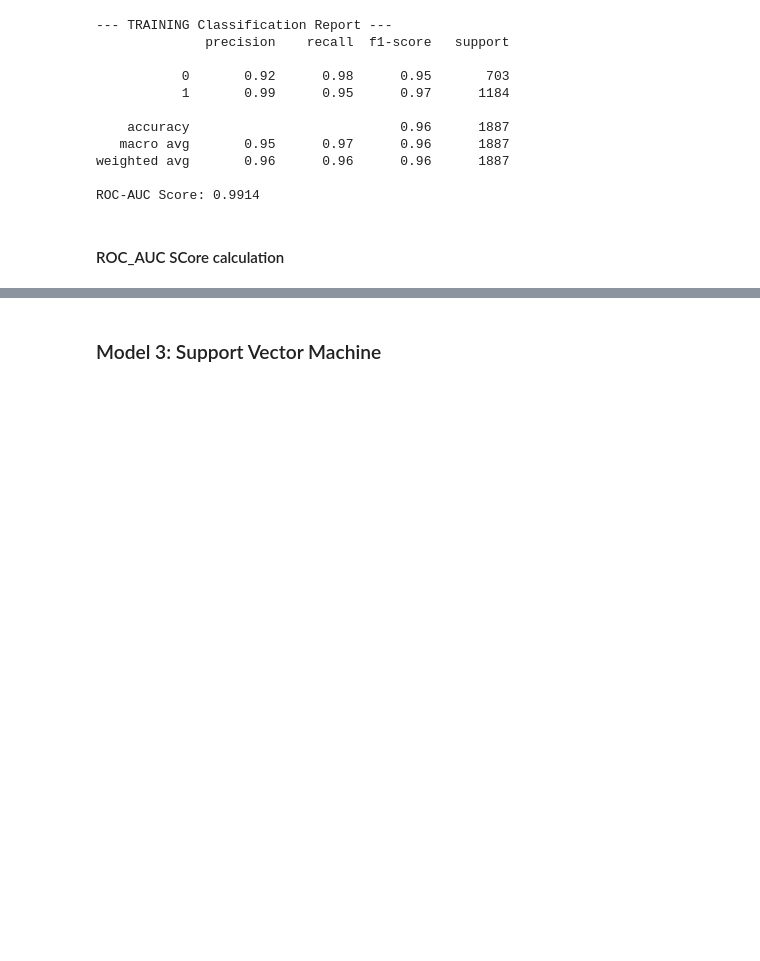
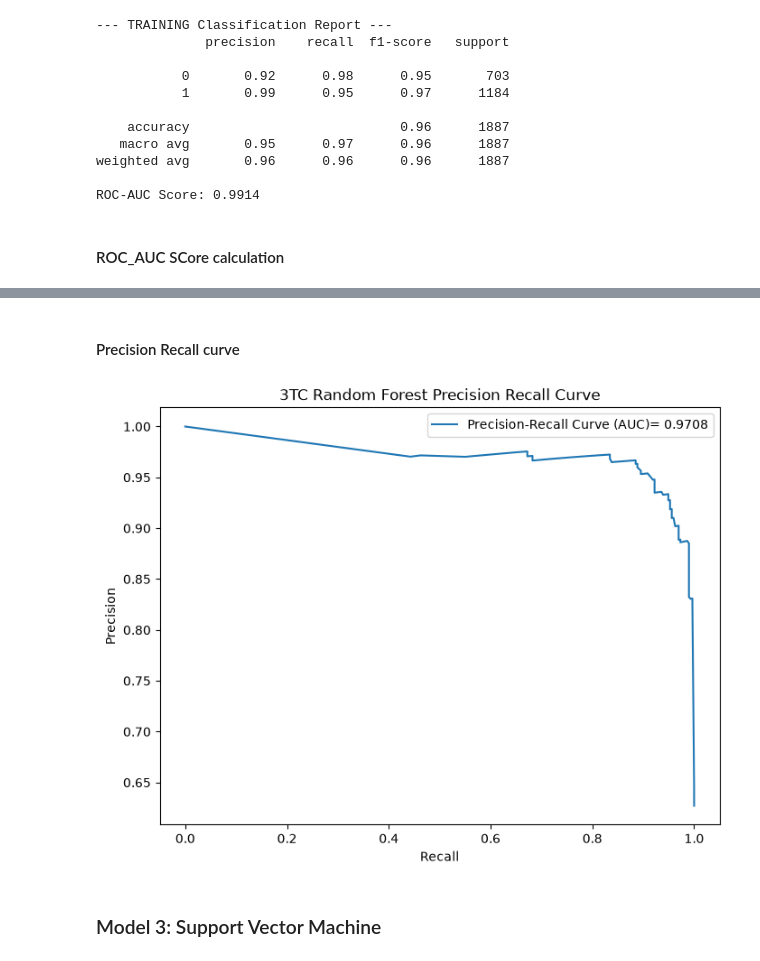
Before and after one commit to NoelOkumu/Eneza-Data-Science-Residential-training-2026, a Jupyter notebook: Day1/mutatio_profile1.ipynb, the cells around one changed output, grey strips where cells are left out. Saved outputs shown, nothing was run; the diff lists cells and outputs as text; code cells hidden in the pictures; blank space fills up the shorter version.

```diff
--- a/Day1/mutatio_profile1.ipynb
+++ b/Day1/mutatio_profile1.ipynb
@@ -953,3 +1002,25 @@ ROC-AUC Score: 0.9622
+# %% [markdown]
+#### Precision Recall curve
+# %%
+## Precision Recall curve to visualise how class imbalance impacted our model performance
+#Load libraries
+from sklearn.metrics import precision_recall_curve, auc
+
+# Model Precision
+y_rf_scores = rf_model.predict_proba(X_test_array)[:, 1]
+precision, recall, threshold = precision_recall_curve(y_test, y_rf_scores)
+auc_score = auc(recall, precision)
+
+#Plot Precision, recall curve
+plt.figure(figsize = (8, 6))
+plt.plot(recall, precision, label=f"Precision-Recall Curve (AUC)= {auc_score:.4f}")
+plt.xlabel("Recall")
+plt.ylabel("Precision")
+plt.title("3TC Random Forest Precision Recall Curve")
+plt.legend()
+plt.show()
+# %% [output]
+[figure, added]
 # %% [markdown]
 ### Model 3: Support Vector Machine
 # %%
```
Also changed, not shown: parts of 22 cells of this notebook.
